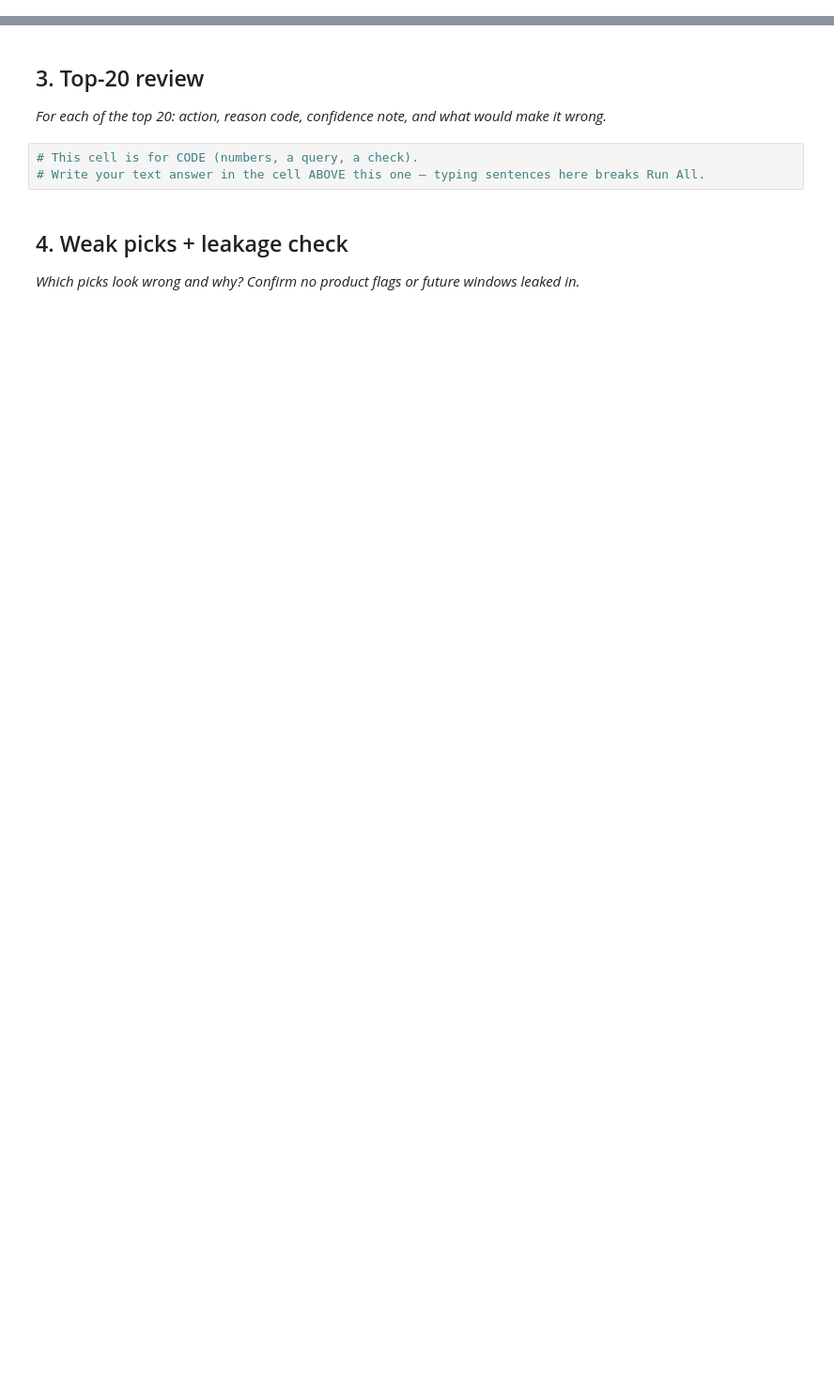
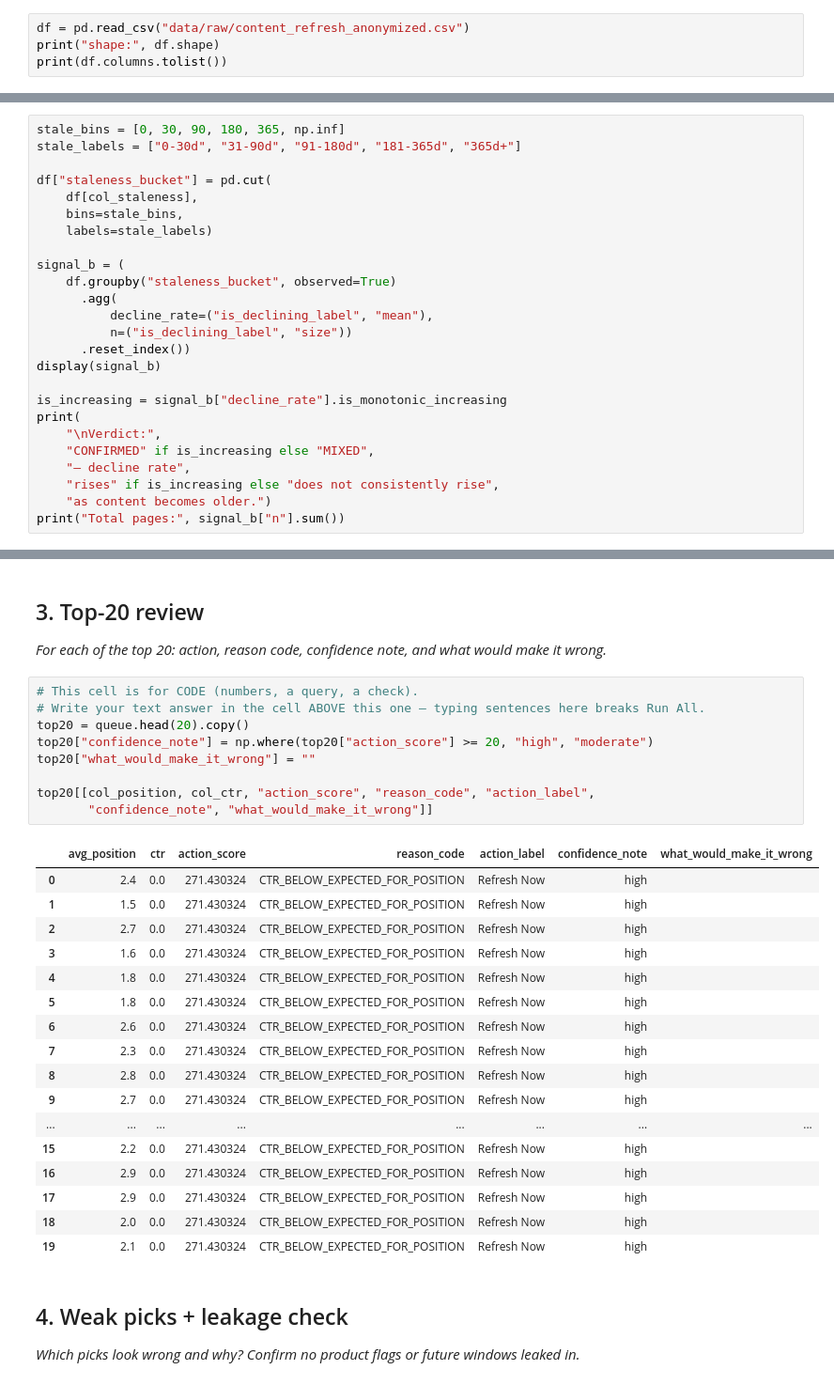
Before and after one commit to mariamemad975/FlyRank_ML, a Jupyter notebook: work/notebooks/w04_baseline_score.ipynb, the cells around one changed output, grey strips where cells are left out. Shown at 94% size. Cells and saved outputs as stored; diff of their text form; blank space fills up the shorter version.

```diff
--- a/work/notebooks/w04_baseline_score.ipynb
+++ b/work/notebooks/w04_baseline_score.ipynb
@@ -8,0 +32,4 @@ This skeleton is yours to fill. Work the sections **in order** — each one has
+# %%
+df = pd.read_csv("data/raw/content_refresh_anonymized.csv")
+print("shape:", df.shape)
+print(df.columns.tolist())
@@ -15,0 +100,25 @@ This skeleton is yours to fill. Work the sections **in order** — each one has
+# %%
+stale_bins = [0, 30, 90, 180, 365, np.inf]
+stale_labels = ["0-30d", "31-90d", "91-180d", "181-365d", "365d+"]
+
+df["staleness_bucket"] = pd.cut(
+    df[col_staleness],
+    bins=stale_bins,
+    labels=stale_labels)
+
+signal_b = (
+    df.groupby("staleness_bucket", observed=True)
+      .agg(
+          decline_rate=("is_declining_label", "mean"),
+          n=("is_declining_label", "size"))
+      .reset_index())
+display(signal_b)
+
+is_increasing = signal_b["decline_rate"].is_monotonic_increasing
+print(
+    "\nVerdict:",
+    "CONFIRMED" if is_increasing else "MIXED",
+    "— decline rate",
+    "rises" if is_increasing else "does not consistently rise",
+    "as content becomes older.")
+print("Total pages:", signal_b["n"].sum())
@@ -27,6 +220,30 @@ This skeleton is yours to fill. Work the sections **in order** — each one has
 # %%
 # This cell is for CODE (numbers, a query, a check).
 # Write your text answer in the cell ABOVE this one — typing sentences here breaks Run All.
+top20 = queue.head(20).copy()
+top20["confidence_note"] = np.where(top20["action_score"] >= 20, "high", "moderate")
+top20["what_would_make_it_wrong"] = ""
+
+top20[[col_position, col_ctr, "action_score", "reason_code", "action_label",
+       "confidence_note", "what_would_make_it_wrong"]]
+# %% [output]
+|  | avg_position | ctr | action_score | reason_code | action_label | confidence_note | what_would_make_it_wrong |
+| 0 | 2.4 | 0.0 | 271.430324 | CTR_BELOW_EXPECTED_FOR_POSITION | Refresh Now | high |  |
+| 1 | 1.5 | 0.0 | 271.430324 | CTR_BELOW_EXPECTED_FOR_POSITION | Refresh Now | high |  |
+| 2 | 2.7 | 0.0 | 271.430324 | CTR_BELOW_EXPECTED_FOR_POSITION | Refresh Now | high |  |
+| 3 | 1.6 | 0.0 | 271.430324 | CTR_BELOW_EXPECTED_FOR_POSITION | Refresh Now | high |  |
+| 4 | 1.8 | 0.0 | 271.430324 | CTR_BELOW_EXPECTED_FOR_POSITION | Refresh Now | high |  |
+| 5 | 1.8 | 0.0 | 271.430324 | CTR_BELOW_EXPECTED_FOR_POSITION | Refresh Now | high |  |
+| 6 | 2.6 | 0.0 | 271.430324 | CTR_BELOW_EXPECTED_FOR_POSITION | Refresh Now | high |  |
+| 7 | 2.3 | 0.0 | 271.430324 | CTR_BELOW_EXPECTED_FOR_POSITION | Refresh Now | high |  |
+| 8 | 2.8 | 0.0 | 271.430324 | CTR_BELOW_EXPECTED_FOR_POSITION | Refresh Now | high |  |
+| 9 | 2.7 | 0.0 | 271.430324 | CTR_BELOW_EXPECTED_FOR_POSITION | Refresh Now | high |  |
+| ... | ... | ... | ... | ... | ... | ... | ... |
+| 15 | 2.2 | 0.0 | 271.430324 | CTR_BELOW_EXPECTED_FOR_POSITION | Refresh Now | high |  |
+| 16 | 2.9 | 0.0 | 271.430324 | CTR_BELOW_EXPECTED_FOR_POSITION | Refresh Now | high |  |
+| 17 | 2.9 | 0.0 | 271.430324 | CTR_BELOW_EXPECTED_FOR_POSITION | Refresh Now | high |  |
+| 18 | 2.0 | 0.0 | 271.430324 | CTR_BELOW_EXPECTED_FOR_POSITION | Refresh Now | high |  |
+| 19 | 2.1 | 0.0 | 271.430324 | CTR_BELOW_EXPECTED_FOR_POSITION | Refresh Now | high |  |
 # %% [markdown]
 ## 4. Weak picks + leakage check
 
```
Also changed, not shown: parts of 13 cells of this notebook.
